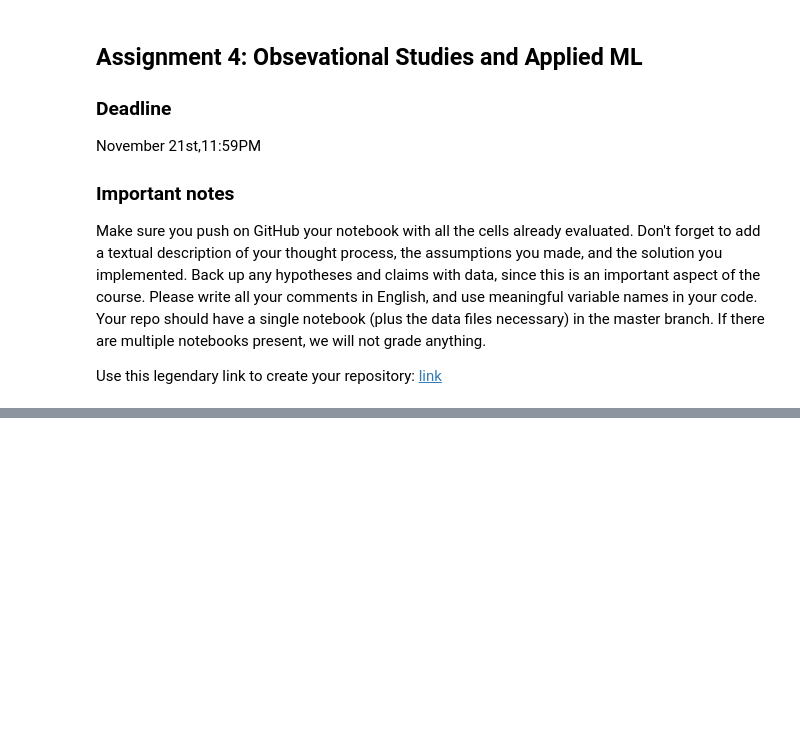
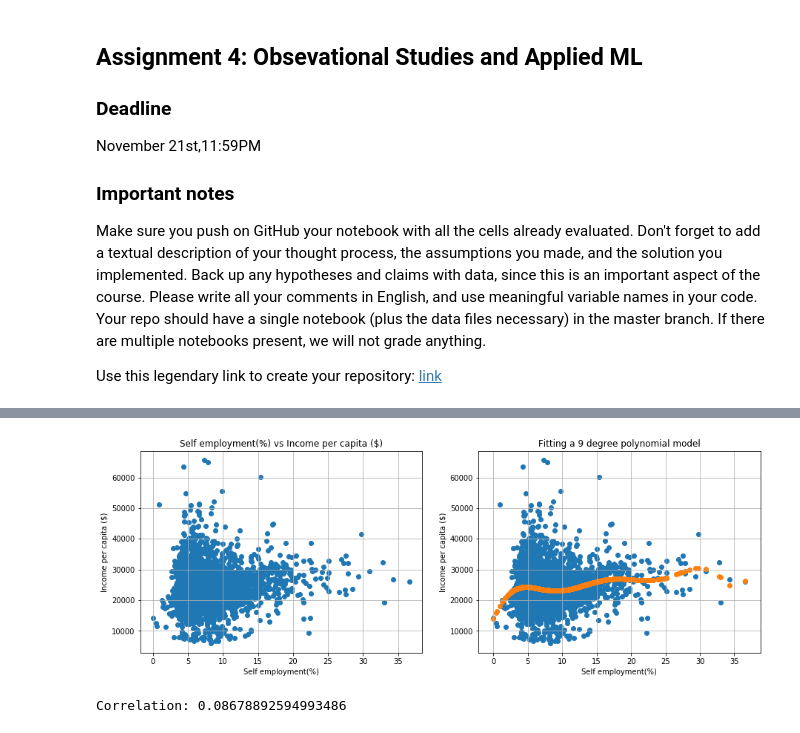
Before and after one commit to Sytta/ADA2018-Homework-CANada, a Jupyter notebook: 04 - Observational Studies and Applied ML/Homework 4-Yw.ipynb, the cells around one changed output, grey strips where cells are left out. Cells and saved outputs as stored; diff of their text form; code cells hidden in the pictures; blank space fills up the shorter version.

```diff
--- a/04 - Observational Studies and Applied ML/Homework 4-Yw.ipynb
+++ b/04 - Observational Studies and Applied ML/Homework 4-Yw.ipynb
@@ -19,3 +24,8 @@ CENSUS_TRACT_DATA_PATH = "acs2015_census_tract_data.csv"
+# %%
+# Task 1 Data
+COUNTY = "./data/acs2015_county_data.csv"
+# Task 2 Data
+AAC_INTAKES_OUTCOMES = "./data/aac_intakes_outcomes.csv"
 # %% [markdown]
 ## Task 1: Boosting the economy by incentivizing self-employment
 
@@ -34,0 +45,35 @@ Hint: It is useful to add a notion of confidence to your results and explore the
+# %%
+# Read file and drop 3 lines containing nan values
+county_df = pd.read_csv(COUNTY).dropna().reset_index(drop=True)
+# %%
+self_employed = county_df.SelfEmployed.to_frame()
+income_per_cap = county_df.IncomePerCap
+
+plt.figure(figsize=(15,5))
+plt.subplot(1, 2, 1)
+plt.grid(True)
+plt.scatter(x=self_employed, y=income_per_cap)
+plt.xlabel("Self employment(%)")
+plt.ylabel("Income per capita ($)")
+plt.title("Self employment(%) vs Income per capita ($)")
+
+plt.subplot(1, 2, 2)
+plt.grid(True)
+# Trying to fit a polynomial model only based on self_employment %
+linear = LinearRegression(normalize=True)
+poly = PolynomialFeatures(8)
+self_employed_poly = poly.fit_transform(self_employed)
+model = linear.fit(self_employed_poly, income_per_cap)
+predicted = model.predict(self_employed_poly)
+plt.scatter(self_employed, income_per_cap, label="Truth")
+plt.scatter(self_employed, predicted, label="Predicted")
+plt.xlabel("Self employment(%)")
+plt.ylabel("Income per capita ($)")
+plt.title("Fitting a 9 degree polynomial model")
+plt.show()
+
+# Correlation
+print("Correlation: {}".format(county_df.SelfEmployed.corr(county_df.IncomePerCap, method='pearson')))
+# %% [output]
+[figure, added]
+Correlation: 0.08678892594993486
```
Also changed, not shown: parts of 29 cells of this notebook.
